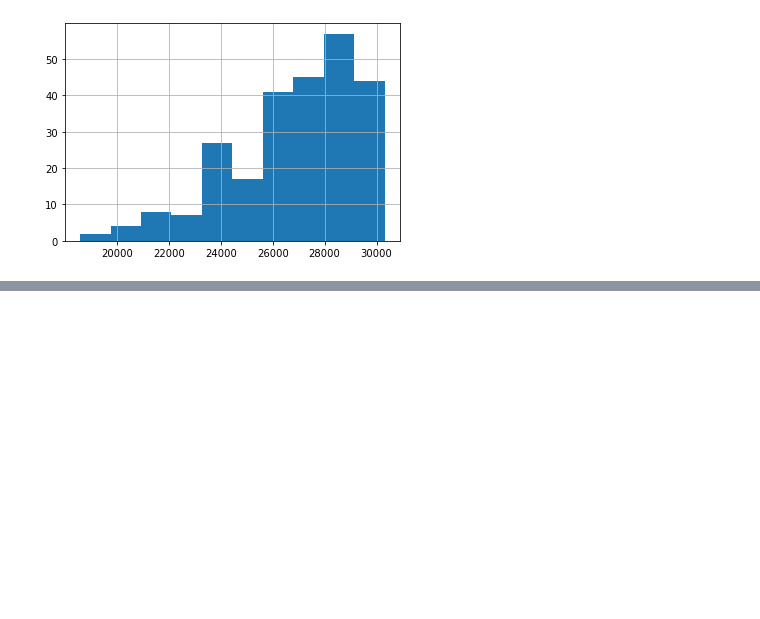
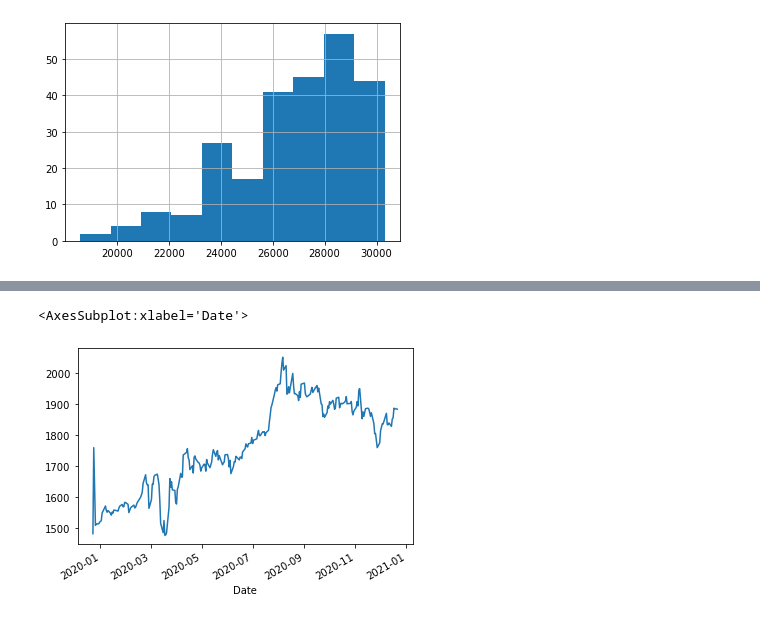
Before and after one commit to matt-c-knight/time-series-side-project, a Jupyter notebook: wrangle.ipynb, the cells around one changed output, grey strips where cells are left out. Cells and saved outputs as stored; diff of their text form; code cells hidden in the pictures; blank space fills up the shorter version.

```diff
--- a/wrangle.ipynb
+++ b/wrangle.ipynb
@@ -241,0 +323,5 @@ result.dow_close.hist()
+# %%
+df.gold_close.plot()
+# %% [output]
+<AxesSubplot:xlabel='Date'>
+[figure, added]
```
Also changed, not shown: parts of 16 cells of this notebook.
